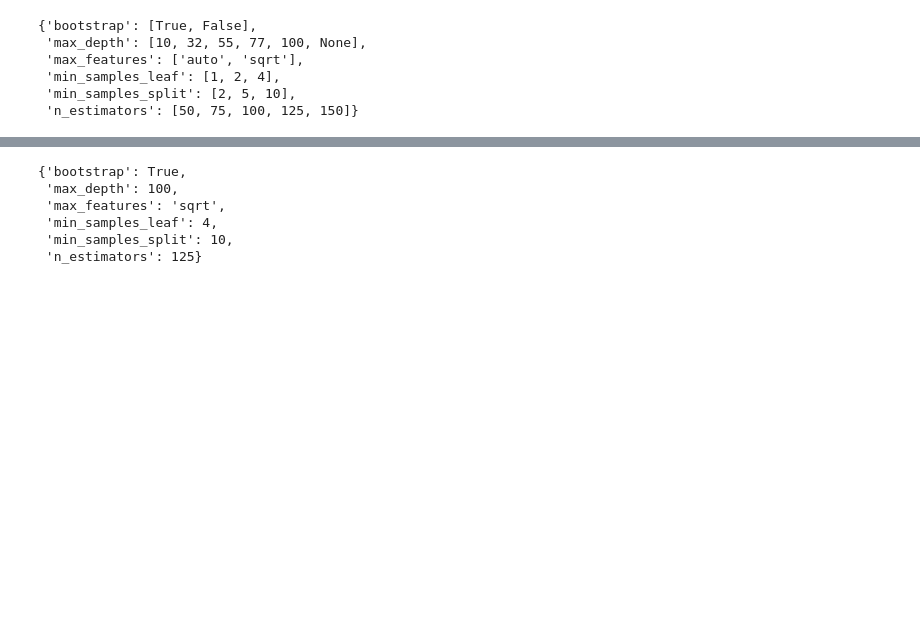
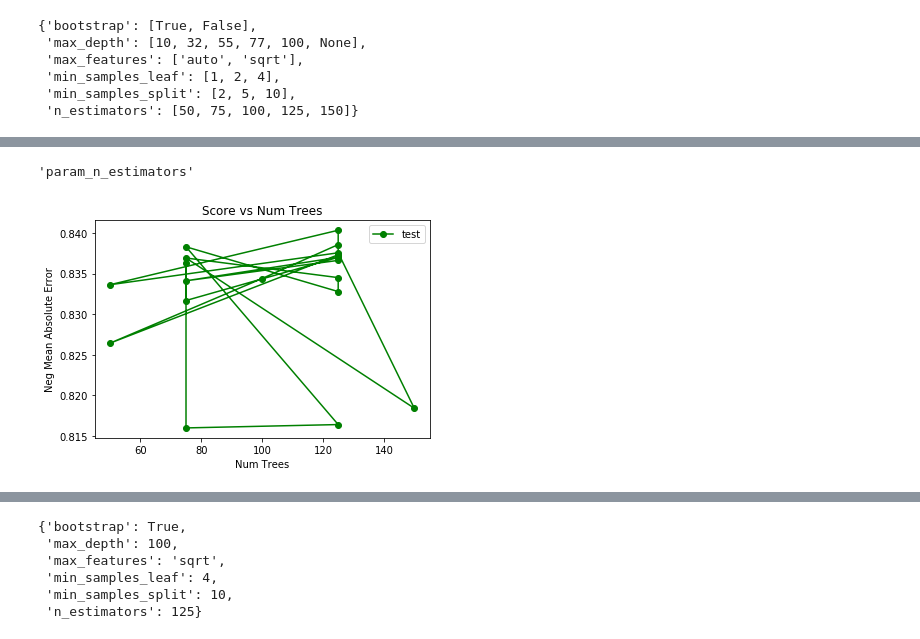
Before and after one commit to jkgerig/nola-traffic-accidents, a Jupyter notebook: notebooks/modeling/3.2-random-forest-hyperparameter-tuning.ipynb, the cells around one changed output, grey strips where cells are left out. Cells and saved outputs as stored; diff of their text form; code cells hidden in the pictures; blank space fills up the shorter version.

Commit message:
model visualizations

```diff
--- a/notebooks/modeling/3.2-random-forest-hyperparameter-tuning.ipynb
+++ b/notebooks/modeling/3.2-random-forest-hyperparameter-tuning.ipynb
@@ -162,0 +188,22 @@ RandomizedSearchCV(cv=3, error_score='raise',
+# %%
+def plot_results(model, param = 'n_estimators', name = 'Num Trees'):
+    param_name = 'param_%s' % param
+
+    # Extract information from the cross validation model
+    test_scores = model.cv_results_['mean_test_score']
+    param_values = list(model.cv_results_[param_name])
+
+    # Plot the scores over the parameter
+    plt.plot(param_values, test_scores, 'go-', label = 'test')
+    plt.legend()
+    plt.xlabel(name)
+    plt.ylabel('Neg Mean Absolute Error')
+    plt.title('Score vs %s' % name)
+# %%
+'param_%s' % 'n_estimators'
+# %% [output]
+'param_n_estimators'
+# %%
+plot_results(rf_random)
+# %% [output]
+[figure, added]
```
Also changed, not shown: parts of 7 cells of this notebook, 7 other files.
